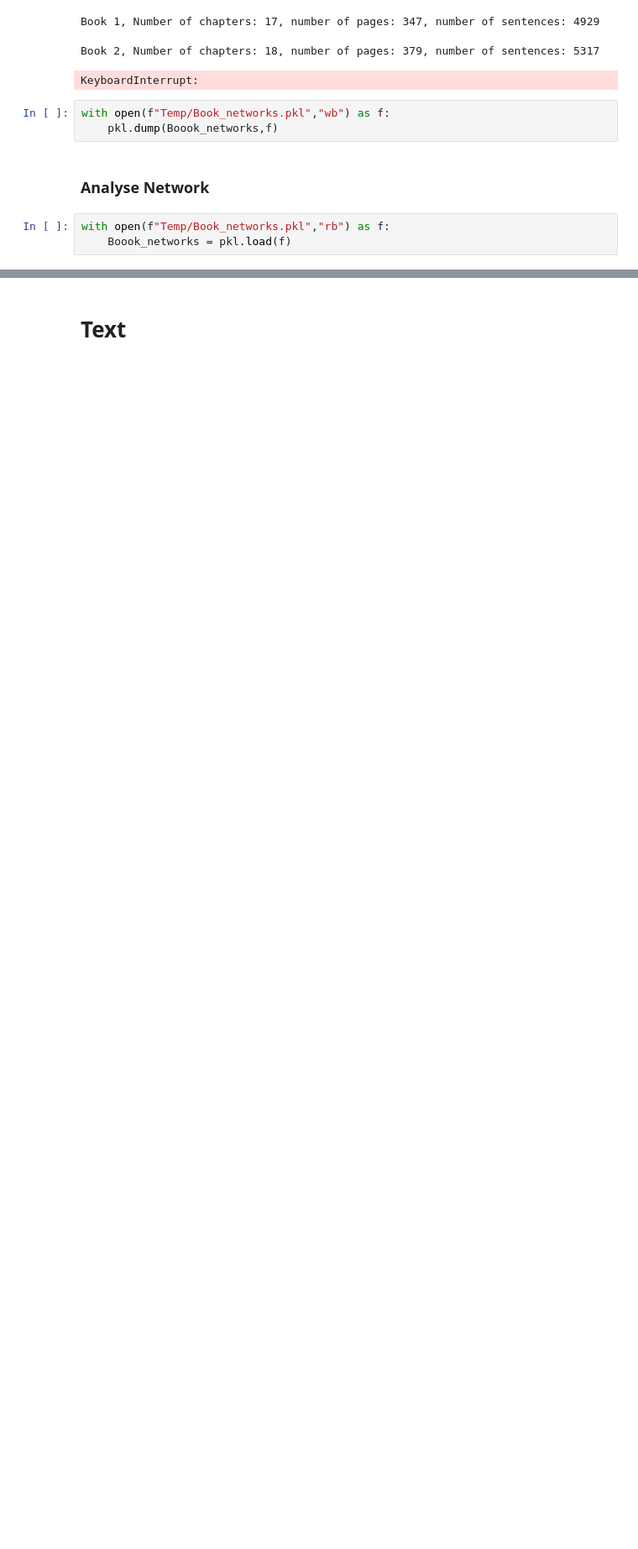
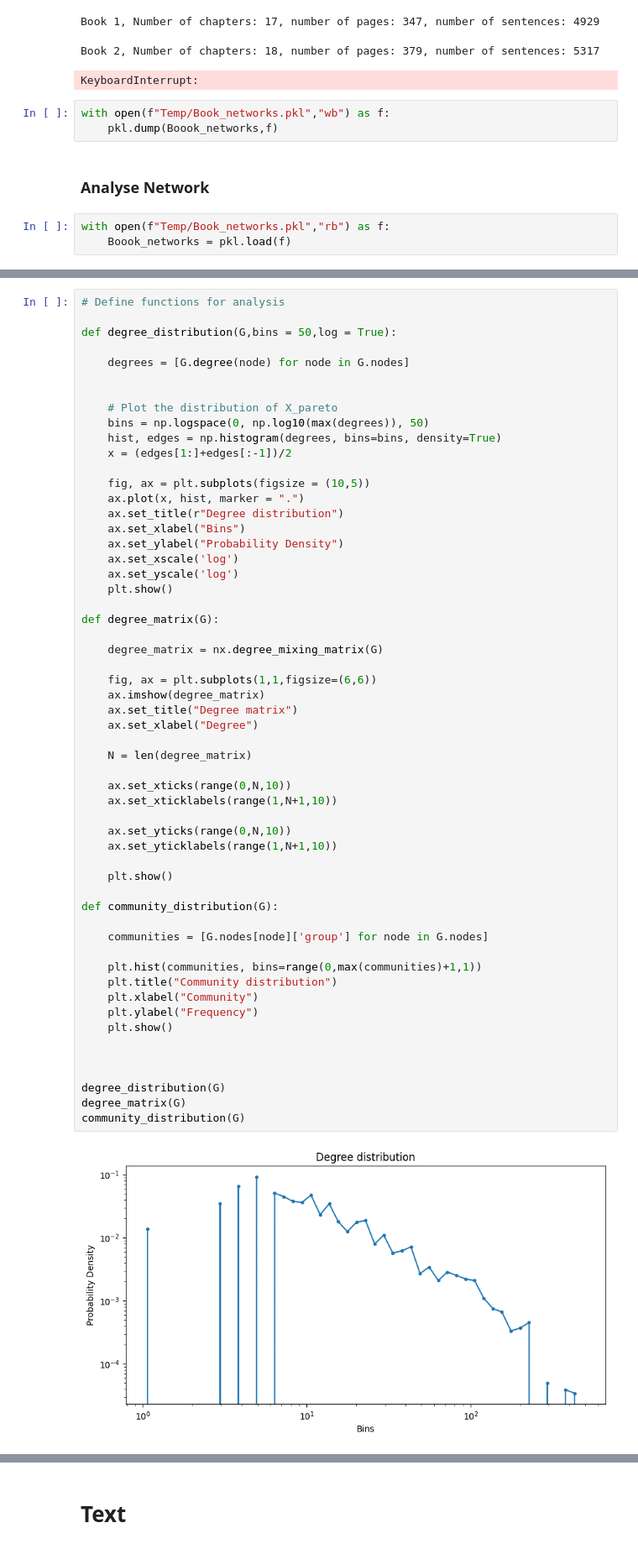
Before and after one commit to Magnus-Harder/CSS_Project, a Jupyter notebook: explainer_notebook.ipynb, the cells around one changed output, grey strips where cells are left out. Shown: that part at 84% size. Drawn from its saved outputs; the diff is of its cells as text; blank space fills up the shorter version.

```diff
--- a/explainer_notebook.ipynb
+++ b/explainer_notebook.ipynb
@@ -659,0 +814,58 @@ EdgeView([('Vernon Dursley', 'Petunia Dursley'), ('Vernon Dursley', 'Dudley Durs
+# %%
+# Define functions for analysis
+
+def degree_distribution(G,bins = 50,log = True):
+
+    degrees = [G.degree(node) for node in G.nodes]
+
+
+    # Plot the distribution of X_pareto
+    bins = np.logspace(0, np.log10(max(degrees)), 50)
+    hist, edges = np.histogram(degrees, bins=bins, density=True)
+    x = (edges[1:]+edges[:-1])/2
+
+    fig, ax = plt.subplots(figsize = (10,5))
+    ax.plot(x, hist, marker = ".")
+    ax.set_title(r"Degree distribution")
+    ax.set_xlabel("Bins")
+    ax.set_ylabel("Probability Density")
+    ax.set_xscale('log')
+    ax.set_yscale('log')
+    plt.show()
+
+def degree_matrix(G):
+
+    degree_matrix = nx.degree_mixing_matrix(G)
+
+    fig, ax = plt.subplots(1,1,figsize=(6,6))
+    ax.imshow(degree_matrix)
+    ax.set_title("Degree matrix")
+    ax.set_xlabel("Degree")
+
+    N = len(degree_matrix)
+
+    ax.set_xticks(range(0,N,10))
+    ax.set_xticklabels(range(1,N+1,10))
+
+    ax.set_yticks(range(0,N,10))
+    ax.set_yticklabels(range(1,N+1,10))
+
+    plt.show()
+
+def community_distribution(G):
+
+    communities = [G.nodes[node]['group'] for node in G.nodes]
+
+    plt.hist(communities, bins=range(0,max(communities)+1,1))
+    plt.title("Community distribution")
+    plt.xlabel("Community")
+    plt.ylabel("Frequency")
+    plt.show()
+
+
+
+degree_distribution(G)
+degree_matrix(G)
+community_distribution(G)
+# %% [output]
+[figure, added]
```
Also changed, not shown: parts of 17 cells of this notebook, 2 other files.
